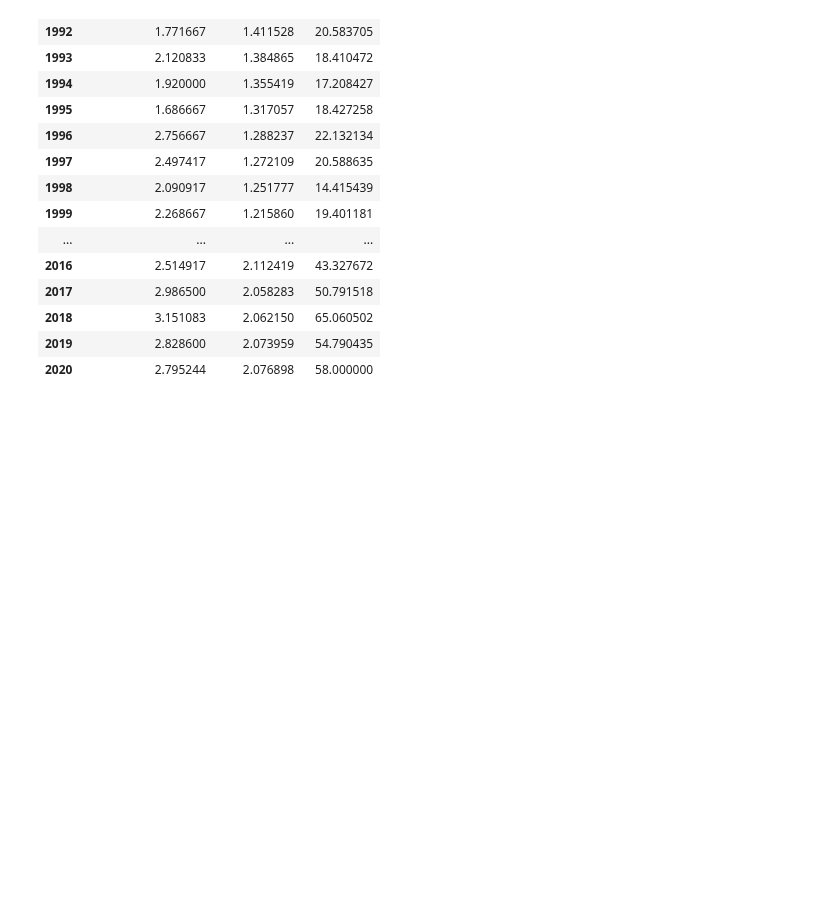
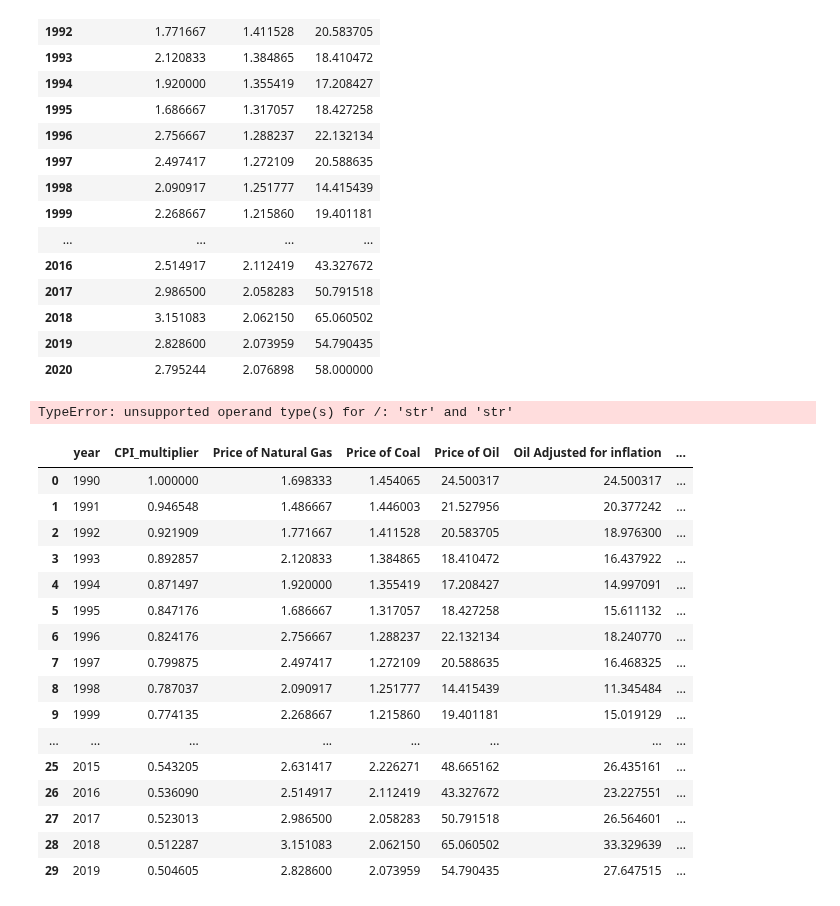
Before and after one commit to us-energy-analysis/Energy-analysis, a Jupyter notebook: Energy_Project_Price.ipynb, the cells around one changed output. Cells and saved outputs as stored; diff of their text form; code cells hidden in the pictures; blank space fills up the shorter version.

```diff
--- a/Energy_Project_Price.ipynb
+++ b/Energy_Project_Price.ipynb
@@ -88,3 +74,52 @@ Price_data_final_visual
 | 2018 | 3.151083 | 2.062150 | 65.060502 |
 | 2019 | 2.828600 | 2.073959 | 54.790435 |
 | 2020 | 2.795244 | 2.076898 | 58.000000 |
+# %%
+Percent_change = Price_data_final.pct_change()
+width = 12
+height = 12
+plt.figure(figsize=(width, height))
+gas, = plt.plot(Percent_change["year"],Percent_change['Price of Natural Gas'] , color="blue", label='Natural Gas')
+oil, = plt.plot(Percent_change["year"],Percent_change['Price of Oil'] , color="green", label="Oil" )
+coal, = plt.plot(Percent_change["year"],Percent_change['Price of Coal'] , color="red", label="Coal" )
+plt.xticks(rotation=90)
+plt.title("Price of Energy")
+plt.grid(True)
+plt.xlabel("year")
+plt.ylabel("Price $")
+plt.legend()
+overgraph = Price_graph + "Price of Energy % change.png"
+plt.savefig(overgraph)
+# %% [output]
+TypeError: unsupported operand type(s) for /: 'str' and 'str'
+# %%
+# Adjusting for inflation
+CPI_data['year']=CPI_data['year'].astype(int)
+Price_data_final['year']=Price_data_final['year'].astype(int)
+AFI = CPI_data.merge(Price_data_final,left_on='year', right_on='year')
+AFI
+Oil_adjusted = AFI["CPI_multiplier"]*AFI["Price of Oil"]
+Coal_adjusted = AFI["CPI_multiplier"]*AFI["Price of Coal"]
+Gas_adjusted = AFI["CPI_multiplier"]*AFI["Price of Natural Gas"]
+AFI["Oil Adjusted for inflation"]=Oil_adjusted
+AFI["Coal Adjusted for inflation"]=Coal_adjusted
+AFI["Gas Adjusted for inflation"]=Gas_adjusted
+AFI
+# %% [output]
+|  | year | CPI_multiplier | Price of Natural Gas | Price of Coal | Price of Oil | Oil Adjusted for inflation | ... |
+| 0 | 1990 | 1.000000 | 1.698333 | 1.454065 | 24.500317 | 24.500317 | ... |
+| 1 | 1991 | 0.946548 | 1.486667 | 1.446003 | 21.527956 | 20.377242 | ... |
+| 2 | 1992 | 0.921909 | 1.771667 | 1.411528 | 20.583705 | 18.976300 | ... |
+| 3 | 1993 | 0.892857 | 2.120833 | 1.384865 | 18.410472 | 16.437922 | ... |
+| 4 | 1994 | 0.871497 | 1.920000 | 1.355419 | 17.208427 | 14.997091 | ... |
+| 5 | 1995 | 0.847176 | 1.686667 | 1.317057 | 18.427258 | 15.611132 | ... |
+| 6 | 1996 | 0.824176 | 2.756667 | 1.288237 | 22.132134 | 18.240770 | ... |
+| 7 | 1997 | 0.799875 | 2.497417 | 1.272109 | 20.588635 | 16.468325 | ... |
+| 8 | 1998 | 0.787037 | 2.090917 | 1.251777 | 14.415439 | 11.345484 | ... |
+| 9 | 1999 | 0.774135 | 2.268667 | 1.215860 | 19.401181 | 15.019129 | ... |
+| ... | ... | ... | ... | ... | ... | ... | ... |
+| 25 | 2015 | 0.543205 | 2.631417 | 2.226271 | 48.665162 | 26.435161 | ... |
+| 26 | 2016 | 0.536090 | 2.514917 | 2.112419 | 43.327672 | 23.227551 | ... |
+| 27 | 2017 | 0.523013 | 2.986500 | 2.058283 | 50.791518 | 26.564601 | ... |
+| 28 | 2018 | 0.512287 | 3.151083 | 2.062150 | 65.060502 | 33.329639 | ... |
+| 29 | 2019 | 0.504605 | 2.828600 | 2.073959 | 54.790435 | 27.647515 | ... |
```
Also changed, not shown: parts of 8 cells of this notebook, 21 other files.
